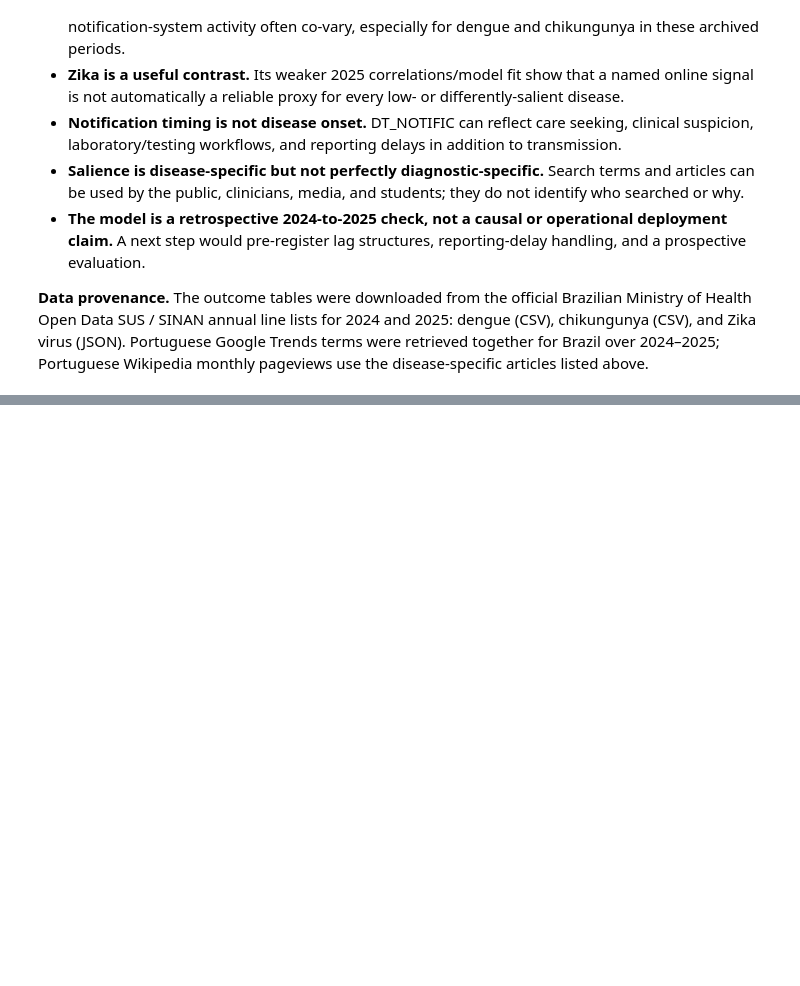
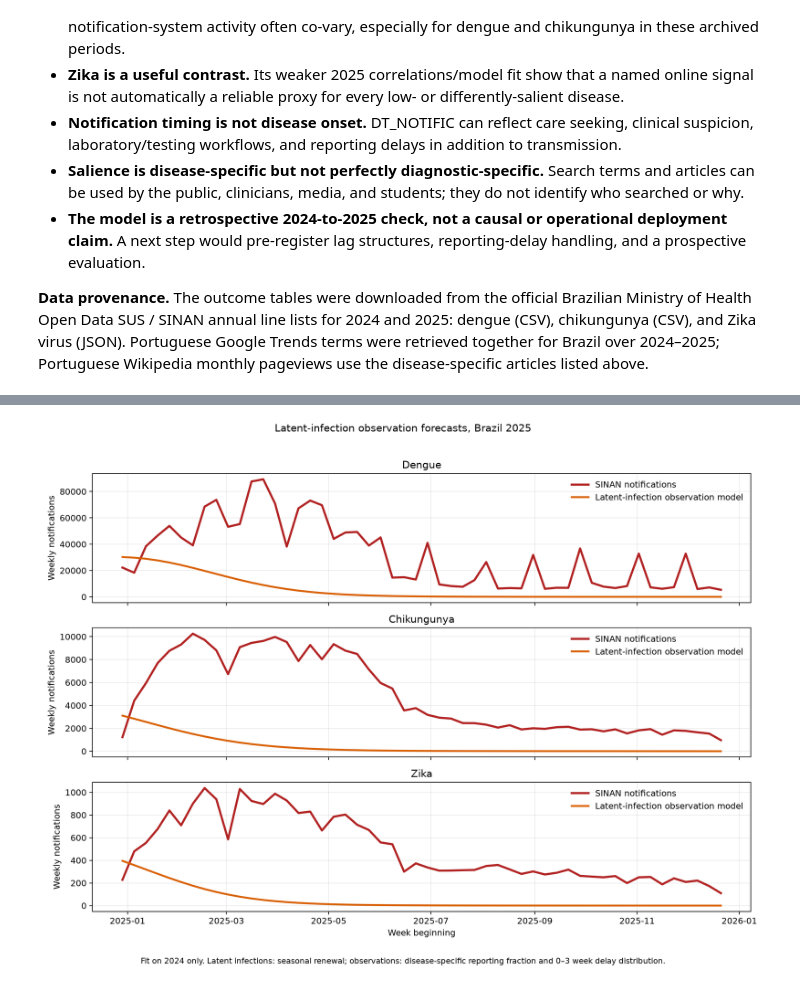
Before and after one commit to carolsmoreira/sismid2026, a Jupyter notebook: dengue_datasus_brazil_rio_workflow.ipynb, the cells around one changed output, grey strips where cells are left out. Saved outputs shown, nothing was run; the diff lists cells and outputs as text; code cells hidden in the pictures; blank space fills up the shorter version.

```diff
--- a/dengue_datasus_brazil_rio_workflow.ipynb
+++ b/dengue_datasus_brazil_rio_workflow.ipynb
@@ -454,0 +555,8 @@ display(Image(filename=str(PART3_DIR / 'brazil_arbovirus_2025_attention_predicti
+# %%
+latent_pred = pd.read_csv(PART3_DIR / 'brazil_arbovirus_2025_latent_observation_predictions.csv', parse_dates=['date'])
+latent_metrics = pd.read_csv(PART3_DIR / 'brazil_arbovirus_2025_latent_observation_metrics.csv')
+latent_parameters = pd.read_csv(PART3_DIR / 'brazil_arbovirus_latent_observation_fit_parameters.csv')
+
+display(latent_parameters.round(3))
+display(Image(filename=str(PART3_DIR / 'brazil_arbovirus_2025_latent_observation_predictions.png')))
+# %% [output]
@@ -454,0 +567 @@ display(Image(filename=str(PART3_DIR / 'brazil_arbovirus_2025_attention_predicti
+[figure, added]
```
Also changed, not shown: parts of 15 cells of this notebook, 21 other files.
